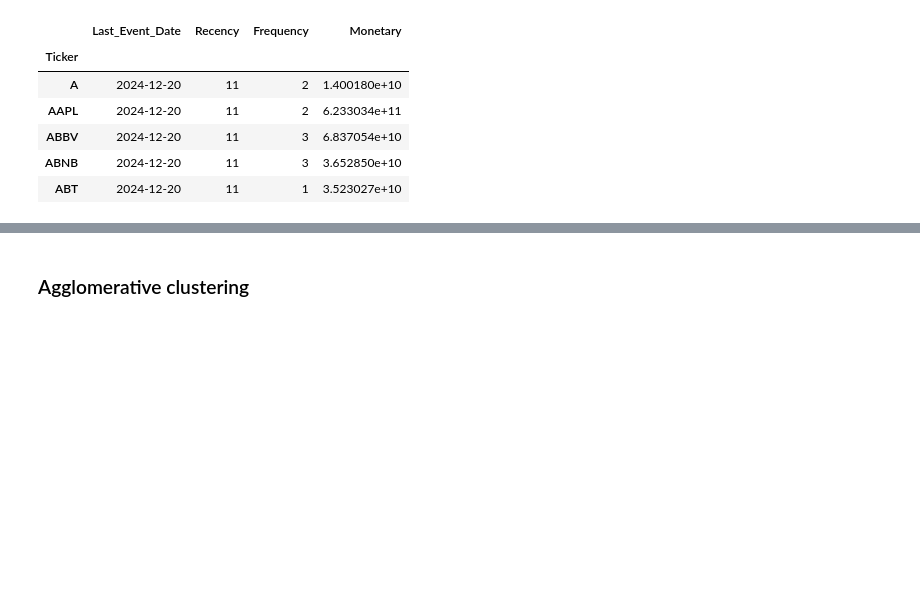
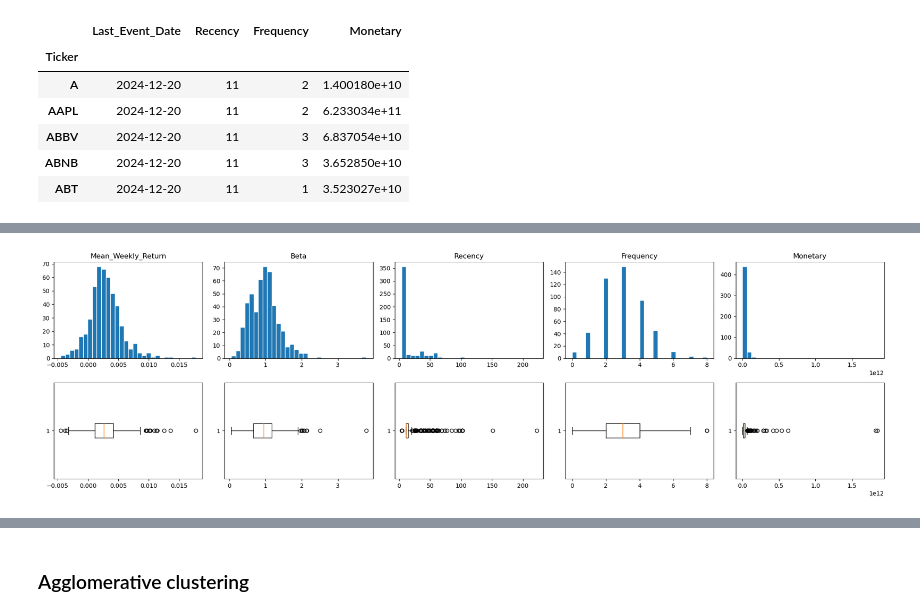
Before and after one commit to BinethBasilu/20230762_CRM, a Jupyter notebook: 1stquestion.ipynb, the cells around one changed output, grey strips where cells are left out. Drawn from its saved outputs; the diff is of its cells as text; code cells hidden in the pictures; blank space fills up the shorter version.

```diff
--- a/1stquestion.ipynb
+++ b/1stquestion.ipynb
@@ -920,0 +765,71 @@ Risk_Return Agglomerative  3       0.295  [304, 153, 29]
+# %%
+# ! pip install -U threadpoolctl scikit-learn      # only if KMeans raises the threadpool error
+from sklearn.preprocessing import StandardScaler
+from sklearn.cluster import KMeans, AgglomerativeClustering
+from sklearn.metrics import silhouette_score, adjusted_rand_score
+
+# ---------- 1. common valid share set (all five features present) ----------
+all_feat = pd.concat([mean_weekly_return.rename("Mean_Weekly_Return").rename_axis("Share"),
+                      beta_df["Beta"].rename_axis("Share"),
+                      rfm[["Recency", "Frequency", "Monetary"]].rename_axis("Share")],
+                     axis=1, join="inner").dropna()
+print("Shares in common valid set:", len(all_feat))
+
+# ---------- final inclusion / exclusion log ----------
+final_log = check[["Reason", "Status"]].copy()
+final_log["Final_Status"] = final_log["Status"]; final_log["Final_Reason"] = final_log["Reason"]
+for tk in final_log.index[final_log["Status"] == "Included"]:
+    if tk not in all_feat.index:
+        why = "no high-volume event (Recency missing)" if tk in no_event else "missing weekly feature or fewer than 52 paired weeks"
+        final_log.loc[tk, ["Final_Status", "Final_Reason"]] = ["Excluded from clustering", why]
+final_log.loc[final_log["Final_Status"] == "Included", "Final_Status"] = "Included (common valid set)"
+final_log.to_csv(f"{OUT_DIR}/final_inclusion_exclusion_log.csv")
+print(final_log["Final_Status"].value_counts().to_string())
+
+# ---------- 2. inspect skew and outliers ----------
+def inspect(df):
+    q1, q3 = df.quantile(.25), df.quantile(.75); iqr = q3 - q1
+    out = ((df < q1 - 1.5 * iqr) | (df > q3 + 1.5 * iqr)).sum()
+    return pd.DataFrame({"mean": df.mean(), "median": df.median(), "std": df.std(), "min": df.min(), "max": df.max(),
+                         "skew": df.skew(), "IQR_outliers": out, "outlier_%": (out / len(df) * 100).round(1)})
+
+print("RAW FEATURES"); print(inspect(all_feat).round(3).to_string())
+
+fig, ax = plt.subplots(2, 5, figsize=(20, 6))
+for i, c_ in enumerate(all_feat.columns):
+    ax[0, i].hist(all_feat[c_], bins=30, edgecolor="white"); ax[0, i].set_title(c_)
+    ax[1, i].boxplot(all_feat[c_], vert=False)
+plt.tight_layout(); plt.savefig(f"{OUT_DIR}/feature_skew_outliers.png", dpi=150); plt.show()
+
+# ---------- 3. two separate matrices; log1p on Monetary only ----------
+risk_return = all_feat[["Mean_Weekly_Return", "Beta"]].copy()
+activity    = all_feat[["Recency", "Frequency", "Monetary"]].copy()
+activity["Monetary"] = np.log1p(activity["Monetary"])
+activity = activity.rename(columns={"Monetary": "log1p_Monetary"})
+print("\nSkew of Monetary before / after log1p:", round(all_feat["Monetary"].skew(), 2), "->", round(activity["log1p_Monetary"].skew(), 2))
+print("\nACTIVITY MATRIX AFTER log1p"); print(inspect(activity).round(3).to_string())
+
+# ---------- 4. standardise each matrix separately ----------
+def standardise(df):
+    return pd.DataFrame(StandardScaler().fit_transform(df), index=df.index, columns=df.columns)
+X_risk, X_act = standardise(risk_return), standardise(activity)
+print("\nStandardised means ~0, std ~1:"); print(X_risk.agg(["mean", "std"]).round(3)); print(X_act.agg(["mean", "std"]).round(3))
+
+# ---------- 5. four baseline solutions ----------
+def fit(method, X, k, seed=SEED):
+    if method == "KMeans":
+        return KMeans(n_clusters=k, n_init=N_INIT, random_state=seed, algorithm="elkan").fit_predict(X)
+    return AgglomerativeClustering(n_clusters=k, linkage="ward").fit_predict(X)
+
+matrices = {"Risk_Return": X_risk, "Activity": X_act}
+K = 3
+summary = []
+baseline_labels = pd.DataFrame(index=all_feat.index)
+for name, X in matrices.items():
+    for method in ["KMeans", "Agglomerative"]:
+        lab = fit(method, X, K)
+        baseline_labels[f"{name}_{method}"] = lab
+        summary.append({"Matrix": name, "Method": method, "k": K, "Silhouette": silhouette_score(X, lab), "Sizes": np.bincount(lab).tolist()})
+print("\nFOUR BASELINE SOLUTIONS"); print(pd.DataFrame(summary).round(3).to_string(index=False))
+all_feat.join(baseline_labels).to_csv(f"{OUT_DIR}/feature_table_baseline_assignments_k3.csv")   # one row per included share
+# %% [output]
@@ -920,0 +847 @@ Risk_Return Agglomerative  3       0.295  [304, 153, 29]
+[figure, added]
```
Also changed, not shown: parts of 23 cells of this notebook, 5 other files.
